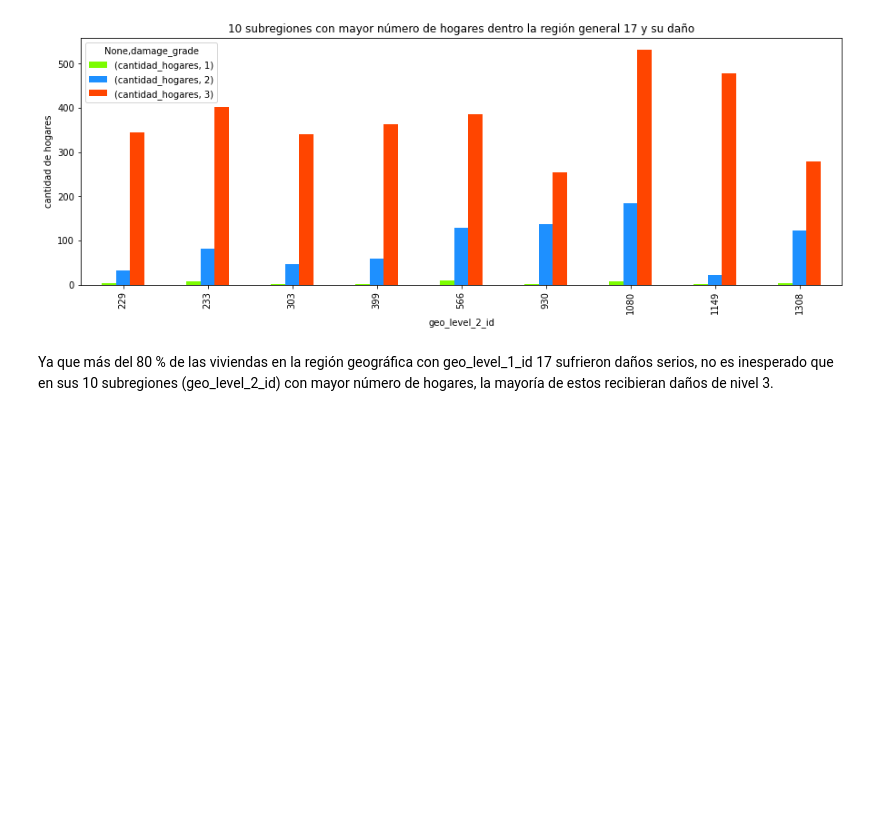
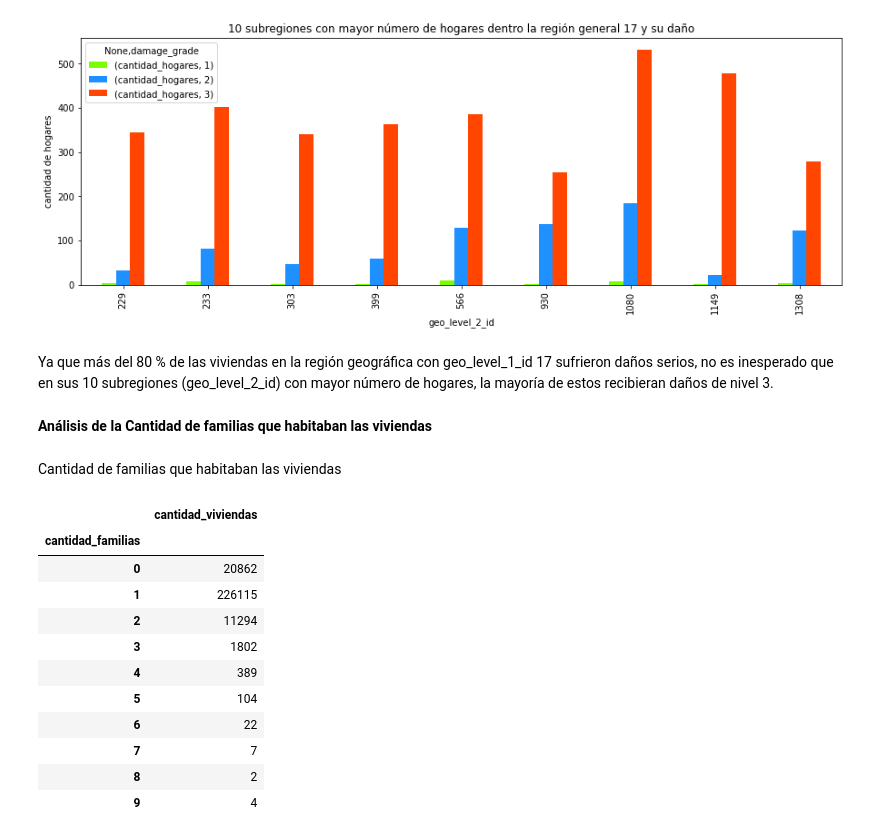
Before and after one commit to ffelfis/OrgaDatosTPs, a Jupyter notebook: TP1/TP1_Geo_levels.ipynb, the cells around one changed output. Drawn from its saved outputs; the diff is of its cells as text; code cells hidden in the pictures; blank space fills up the shorter version.

```diff
--- a/TP1/TP1_Geo_levels.ipynb
+++ b/TP1/TP1_Geo_levels.ipynb
@@ -140,3 +144,26 @@ Text(0, 0.5, 'cantidad de hogares')
 [figure]
 # %% [markdown]
 Ya que más del 80 % de las viviendas en la región geográfica con geo_level_1_id 17 sufrieron daños serios, no es inesperado que en sus 10 subregiones (geo_level_2_id) con mayor número de hogares, la mayoría de estos recibieran daños de nivel 3.
+# %% [markdown]
+**Análisis de la Cantidad de familias que habitaban las viviendas**
+# %% [markdown]
+Cantidad de familias que habitaban las viviendas
+# %%
+familias = values.loc[:, ['building_id', 'count_families']].rename(columns = {'count_families' : 'cantidad_familias'})
+familias_cantidad = familias.groupby('cantidad_familias').count()\
+      .rename(columns = {'building_id' : 'cantidad_viviendas'})
+
+familias_cantidad
+# %% [output]
+|  | cantidad_viviendas |
+| cantidad_familias |  |
+| 0 | 20862 |
+| 1 | 226115 |
+| 2 | 11294 |
+| 3 | 1802 |
+| 4 | 389 |
+| 5 | 104 |
+| 6 | 22 |
+| 7 | 7 |
+| 8 | 2 |
+| 9 | 4 |
```
Also changed, not shown: parts of 10 cells of this notebook.
